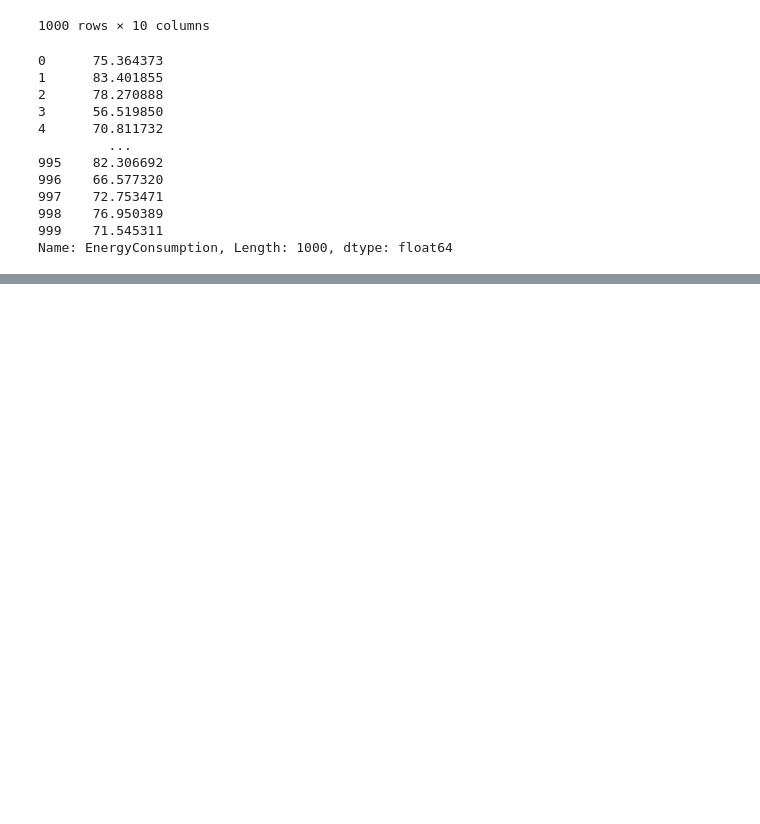
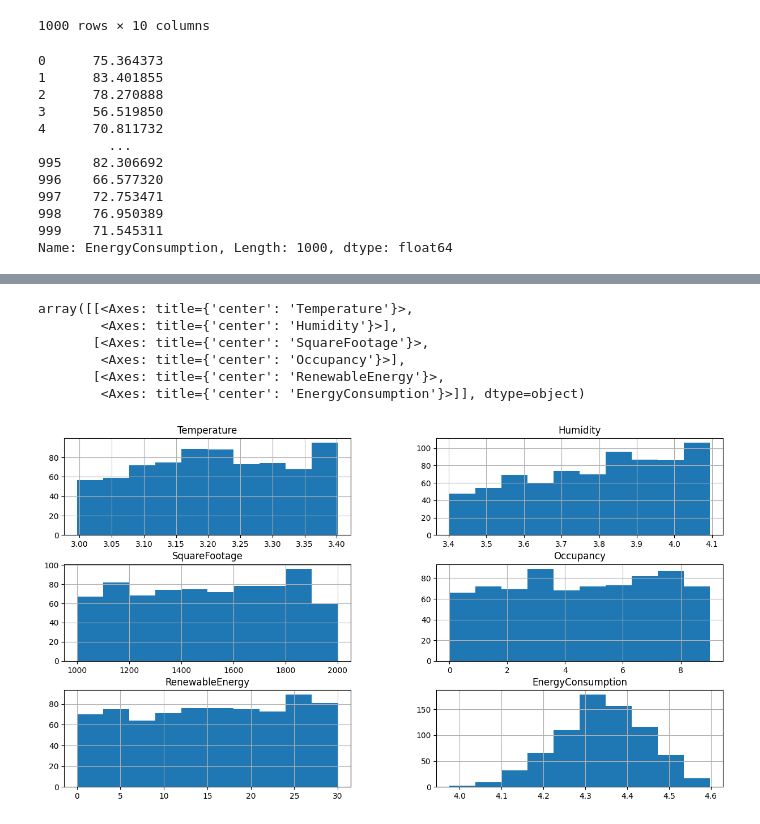
Before and after one commit to hamsa-joshua/WattsNext, a Jupyter notebook: main.ipynb, the cells around one changed output, grey strips where cells are left out. Drawn from its saved outputs; the diff is of its cells as text; code cells hidden in the pictures; blank space fills up the shorter version.

```diff
--- a/main.ipynb
+++ b/main.ipynb
@@ -178,0 +188,15 @@ ValueError: could not convert string to float: '2022-01-29 00:00:00'
+# %%
+# implemwnt incase skewness exists
+train_data['Temperature'] = np.log(train_data['Temperature'])
+train_data['Humidity'] = np.log(train_data['Humidity'])
+train_data['EnergyConsumption'] = np.log(train_data['EnergyConsumption'])
+# %%
+train_data.hist(figsize=(15,8))
+# %% [output]
+array([[<Axes: title={'center': 'Temperature'}>,
+        <Axes: title={'center': 'Humidity'}>],
+       [<Axes: title={'center': 'SquareFootage'}>,
+        <Axes: title={'center': 'Occupancy'}>],
+       [<Axes: title={'center': 'RenewableEnergy'}>,
+        <Axes: title={'center': 'EnergyConsumption'}>]], dtype=object)
+[figure, added]
```
Also changed, not shown: parts of 11 cells of this notebook.
